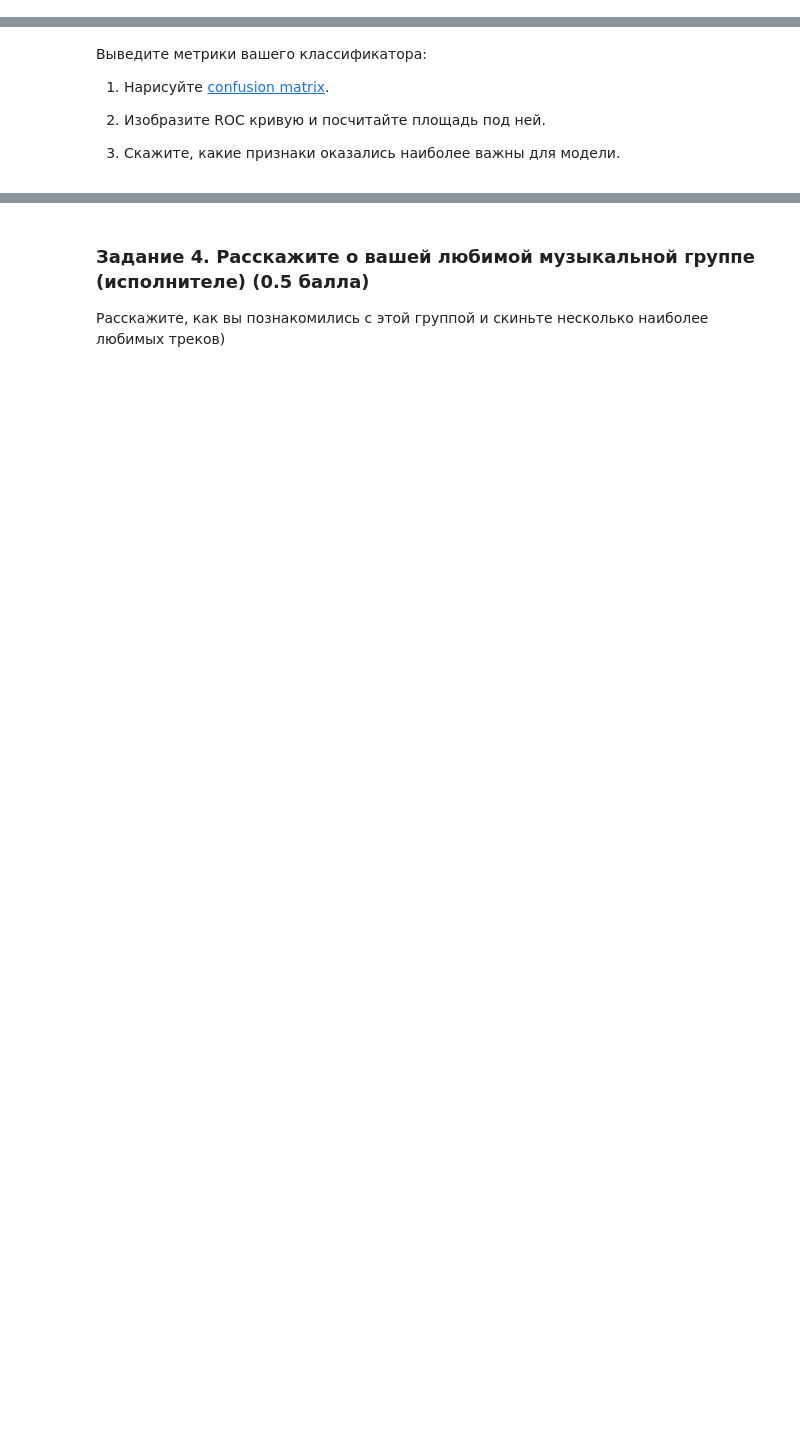
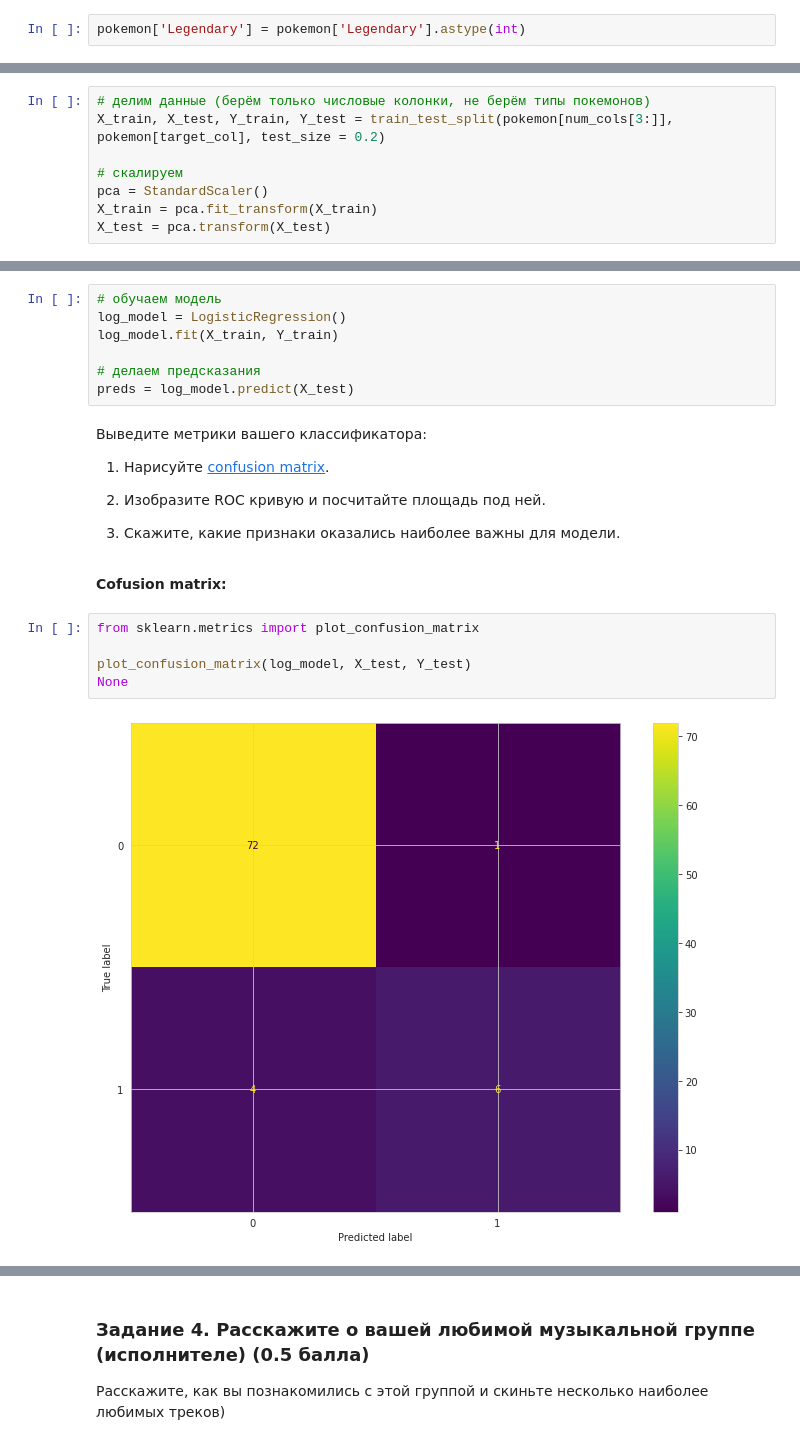
Before and after one commit to Lemonnik/BI-ML-2021, a Jupyter notebook: lesson_2_linmodels_GD/homework/Linear_models.ipynb, the cells around one changed output, grey strips where cells are left out. Saved outputs shown, nothing was run; the diff lists cells and outputs as text; blank space fills up the shorter version.

```diff
--- a/lesson_2_linmodels_GD/homework/Linear_models.ipynb
+++ b/lesson_2_linmodels_GD/homework/Linear_models.ipynb
@@ -800,9 +940,26 @@ pokemon.head()
 # %% [markdown]
 Мы будем предсказывать является ли покемон легендарным или нет. Замените логическое значение колонки на числовое (перекодировав на 0 и 1). Также подумайте, как в этом случае лучше закодировать категориальные признаки (может быть, лучше их просто выбросить?).
+# %%
+pokemon['Legendary'] = pokemon['Legendary'].astype(int)
 # %% [markdown]
 Разделите ваши данные на тестовую и тренировочную выборку.
+# %%
+# делим данные (берём только числовые колонки, не берём типы покемонов)
+X_train, X_test, Y_train, Y_test = train_test_split(pokemon[num_cols[3:]], pokemon[target_col], test_size = 0.2)
+
+# скалируем
+pca = StandardScaler()
+X_train = pca.fit_transform(X_train)
+X_test = pca.transform(X_test)
 # %% [markdown]
 Обучите модель `LogisticRegression` из `sklearn`.
+# %%
+# обучаем модель
+log_model = LogisticRegression()
+log_model.fit(X_train, Y_train)
+
+# делаем предсказания
+preds = log_model.predict(X_test)
 # %% [markdown]
 Выведите метрики вашего классификатора:
 
@@ -811,3 +968,12 @@ pokemon.head()
 2. Изобразите ROC кривую и посчитайте площадь под ней.
 
 3. Скажите, какие признаки оказались наиболее важны для модели.
+# %% [markdown]
+**Cofusion matrix:**
+# %%
+from sklearn.metrics import plot_confusion_matrix
+
+plot_confusion_matrix(log_model, X_test, Y_test)
+None
+# %% [output]
+[figure, added]
```
Also changed, not shown: parts of 33 cells of this notebook.
